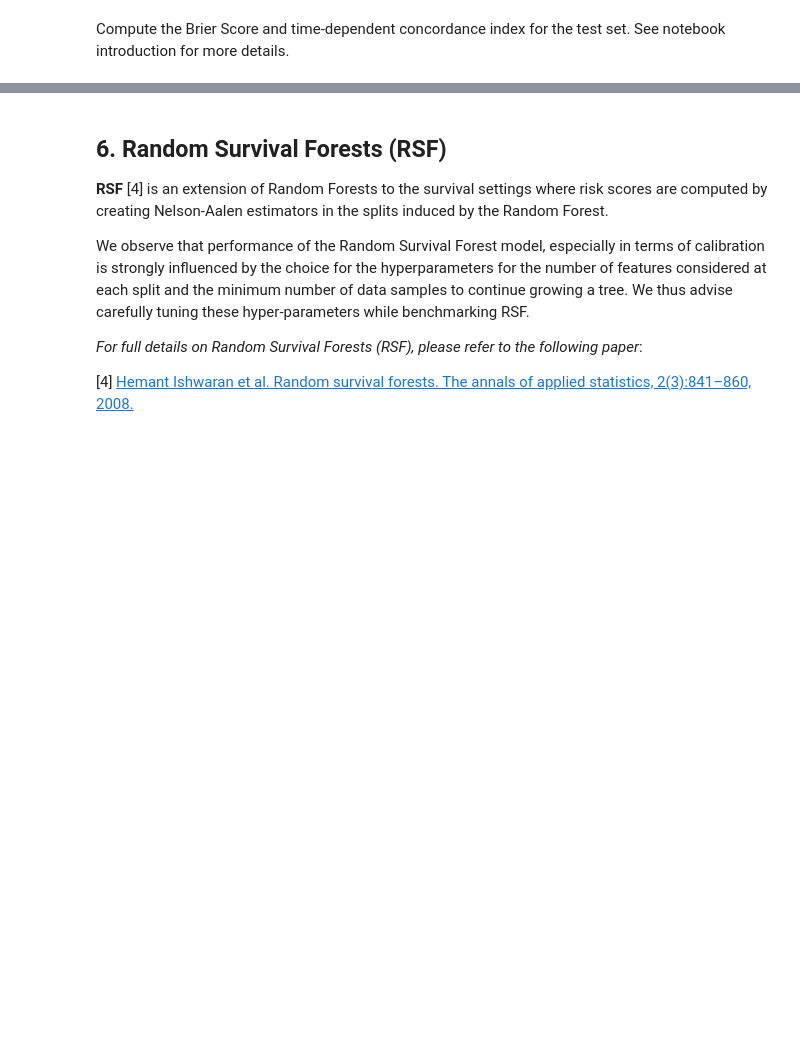
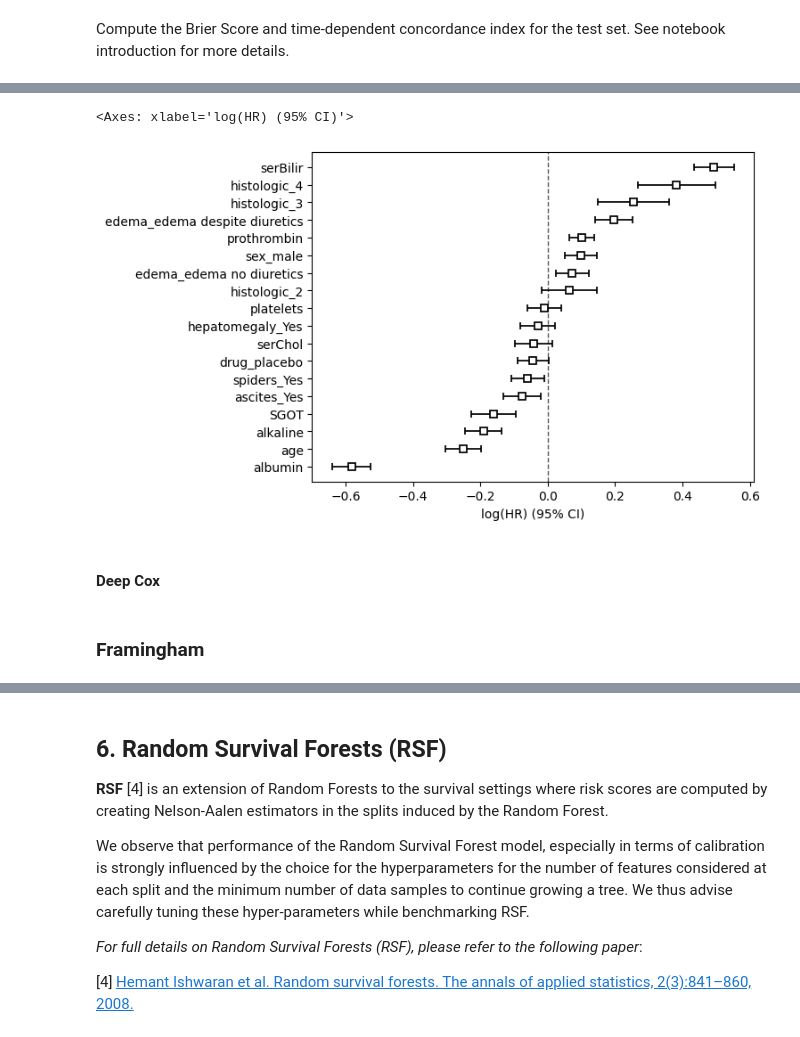
Before and after one commit to FeckNeck/auton-survival-DCM-L1-penalization, a Jupyter notebook: examples/Survival Regression with Auton-Survival.ipynb, the cells around one changed output, grey strips where cells are left out. Cells and saved outputs as stored; diff of their text form; code cells hidden in the pictures; blank space fills up the shorter version.

```diff
--- a/examples/Survival Regression with Auton-Survival.ipynb
+++ b/examples/Survival Regression with Auton-Survival.ipynb
@@ -438,0 +621,15 @@ plot_performance_metrics(results, times)
+# %%
+from auton_survival.preprocessing import Preprocessor
+from sklearn.impute import SimpleImputer
+from sklearn.preprocessing import StandardScaler
+import numpy as np
+
+dat_cat = data[['drug', 'sex', 'ascites', 'hepatomegaly',
+                  'spiders', 'edema', 'histologic']]
+dat_num = data[['age','serBilir', 'serChol', 'albumin', 'alkaline',
+                  'SGOT', 'platelets', 'prothrombin']]
+
+#get dummies pandas for categorical data
+dat_cat = pd.get_dummies(dat_cat, drop_first=True)
+
+print(dat_cat)
@@ -438,0 +654,17 @@ plot_performance_metrics(results, times)
+# %%
+#print full columns
+data = pd.concat([dat_cat, dat_num], axis=1)
+# %%
+#replace nan values with mean
+data = SimpleImputer(missing_values=np.nan, strategy='mean').fit_transform(data)
+#scale the data
+data = StandardScaler().fit_transform(data)
+
+#transform the data in dataframe
+data = pd.DataFrame(data, columns=['drug_placebo', 'sex_male', 'ascites_Yes', 'hepatomegaly_Yes',
+       'spiders_Yes', 'edema_edema despite diuretics',
+       'edema_edema no diuretics', 'histologic_2', 'histologic_3',
+       'histologic_4', 'age', 'serBilir', 'serChol', 'albumin', 'alkaline',
+       'SGOT', 'platelets', 'prothrombin'])
+data = pd.concat([data, time, event], axis=1)
+data
@@ -438,0 +685,8 @@ plot_performance_metrics(results, times)
+# %%
+from lifelines import CoxPHFitter
+
+cph = CoxPHFitter(penalizer=0.0001)
+
+cph.fit(data, duration_col='time', event_col='event')
+
+cph.print_summary()  # access the individual results using cph.summary
@@ -438,0 +725,7 @@ plot_performance_metrics(results, times)
+# %%
+cph.plot()
+# %% [output]
+<Axes: xlabel='log(HR) (95% CI)'>
+[figure, added]
+# %% [markdown]
+#### Deep Cox
@@ -438,0 +796,2 @@ plot_performance_metrics(results, times)
+# %% [markdown]
+### Framingham
```
Also changed, not shown: parts of 67 cells of this notebook, 6 other files.
